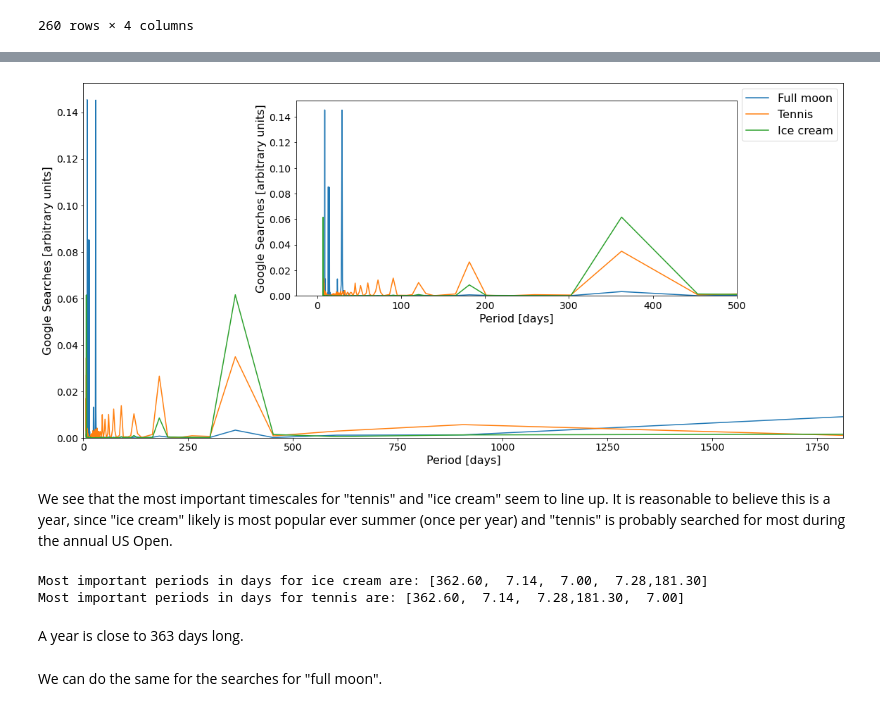
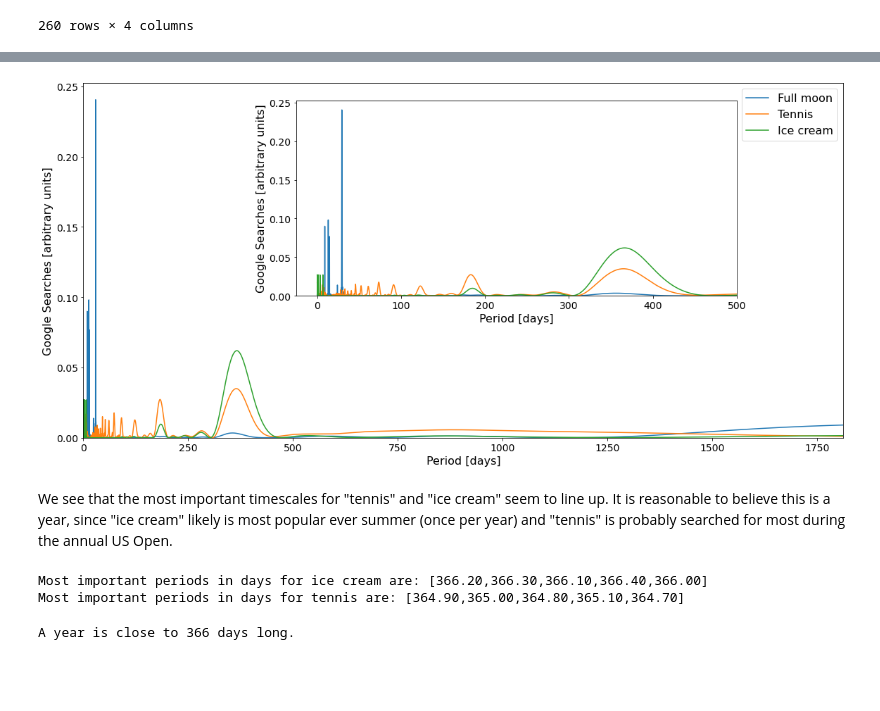
Before and after one commit to christianhbye/python_ay_250_hw, a Jupyter notebook: hw_1/hw_1_assignment.ipynb, the cells around one changed output, grey strips where cells are left out. Cells and saved outputs as stored; diff of their text form; code cells hidden in the pictures; blank space fills up the shorter version.

```diff
--- a/hw_1/hw_1_assignment.ipynb
+++ b/hw_1/hw_1_assignment.ipynb
@@ -550,32 +546,35 @@ omegas=np.linspace(delta_omega, len(time)*delta_omega, len(time))  # start > 0 t
 # %%
+# generate period of 0.1 day spacing (in seconds) from min time to the max time
+periods=np.arange(time.min(), time.max(), 3600*24/10)[1:]  # avoid period=0
+omegas=2*np.pi/periods
+
 ls_moon=signal.lombscargle(time, moon, omegas, precenter=True, normalize=True)
 ls_tennis=signal.lombscargle(time, tennis, omegas, precenter=True, normalize=True)
 ls_ice_cream=signal.lombscargle(time, ice_cream, omegas, precenter=True, normalize=True)
 
-periods=2*np.pi/omegas  # convert angular frequencies to periods
 periods/=3600*24  # convert to days
 
 fig=plt.figure(figsize=(15,7))
 ax1=fig.add_axes([0.,0., 1.,1.])
 ax1.plot(periods, ls_moon, label='Full moon')
 ax1.plot(periods, ls_tennis, label='Tennis')
 ax1.plot(periods, ls_ice_cream, label='Ice cream')
 ax1.legend(fontsize=16)
 ax1.set_ylim(0)
 ax1.set_xlim(0, periods.max())
 ax2=fig.add_axes([.28,.4,.58,.55])
 ax2.plot(periods, ls_moon, label='Full moon')
 ax2.plot(periods, ls_tennis, label='Tennis')
 ax2.plot(periods, ls_ice_cream, label='Ice cream')
 ax2.set_ylim(0)
 ax2.set_xlim(-25, 500)
 for ax in [ax1, ax2]:
     plt.setp([ax.get_xticklabels(),ax.get_yticklabels()], fontsize=14)
     plt.setp([ax.xaxis.get_label(),ax.yaxis.get_label()], fontsize=16)
 plt.setp([ax1, ax2], xlabel='Period [days]', ylabel='Google Searches [arbitrary units]')
 plt.show()
 # %% [output]
-[figure, old version]
+[figure, new version]
 # %% [markdown]
 We see that the most important timescales for "tennis" and "ice cream" seem to line up. It is reasonable to believe this is a year, since "ice cream" likely is most popular ever summer (once per year) and "tennis" is probably searched for most during the annual US Open.
 # %%
@@ -590,12 +589,12 @@ print(
     )
 )
 # %% [output]
-Most important periods in days for ice cream are: [362.60,  7.14,  7.00,  7.28,181.30]
-Most important periods in days for tennis are: [362.60,  7.14,  7.28,181.30,  7.00]
+Most important periods in days for ice cream are: [366.20,366.30,366.10,366.40,366.00]
+Most important periods in days for tennis are: [364.90,365.00,364.80,365.10,364.70]
-# %% [markdown]
-A year is close to 363 days long.
-# %% [markdown]
-We can do the same for the searches for "full moon".
+# %%
+print('A year is close to {:.0f} days long.'.format(1/2*(periods[ls_tennis.argmax()]+periods[ls_ice_cream.argmax()])))
+# %% [output]
+A year is close to 366 days long.
 # %%
 print(
     'Most important periods in days for full moon: {}'.format(
```
Also changed, not shown: parts of 4 cells of this notebook.
